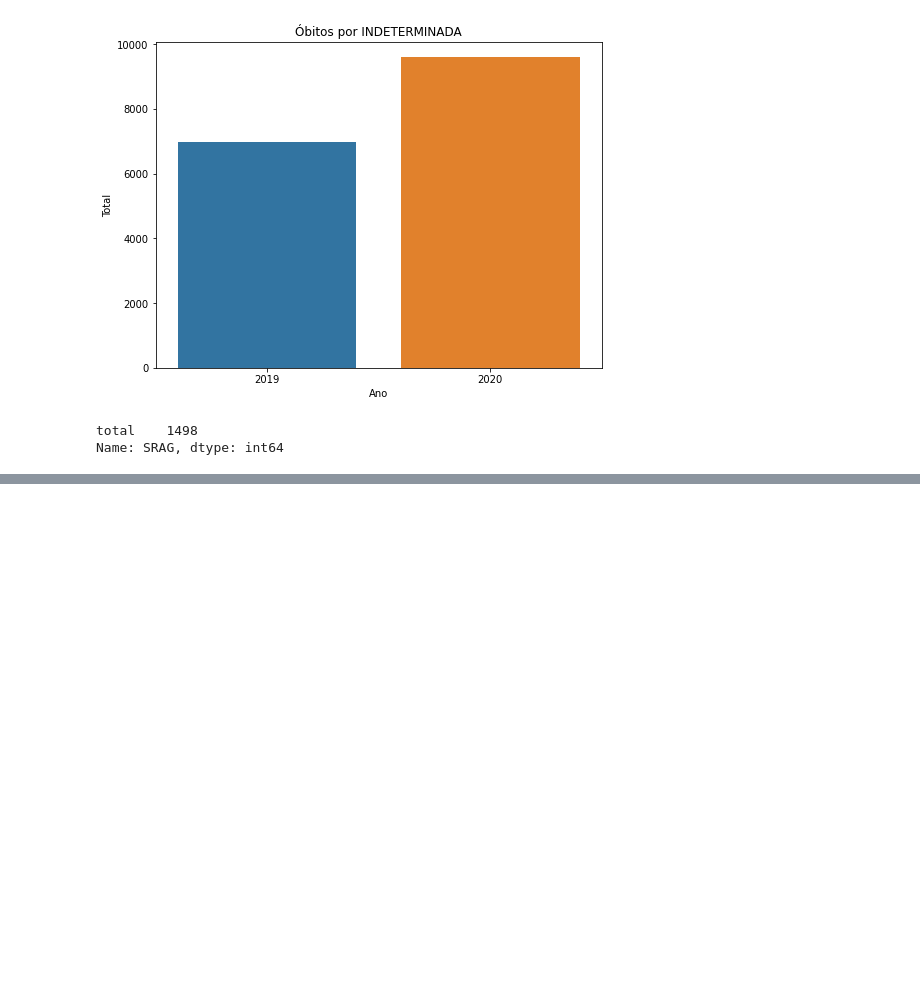
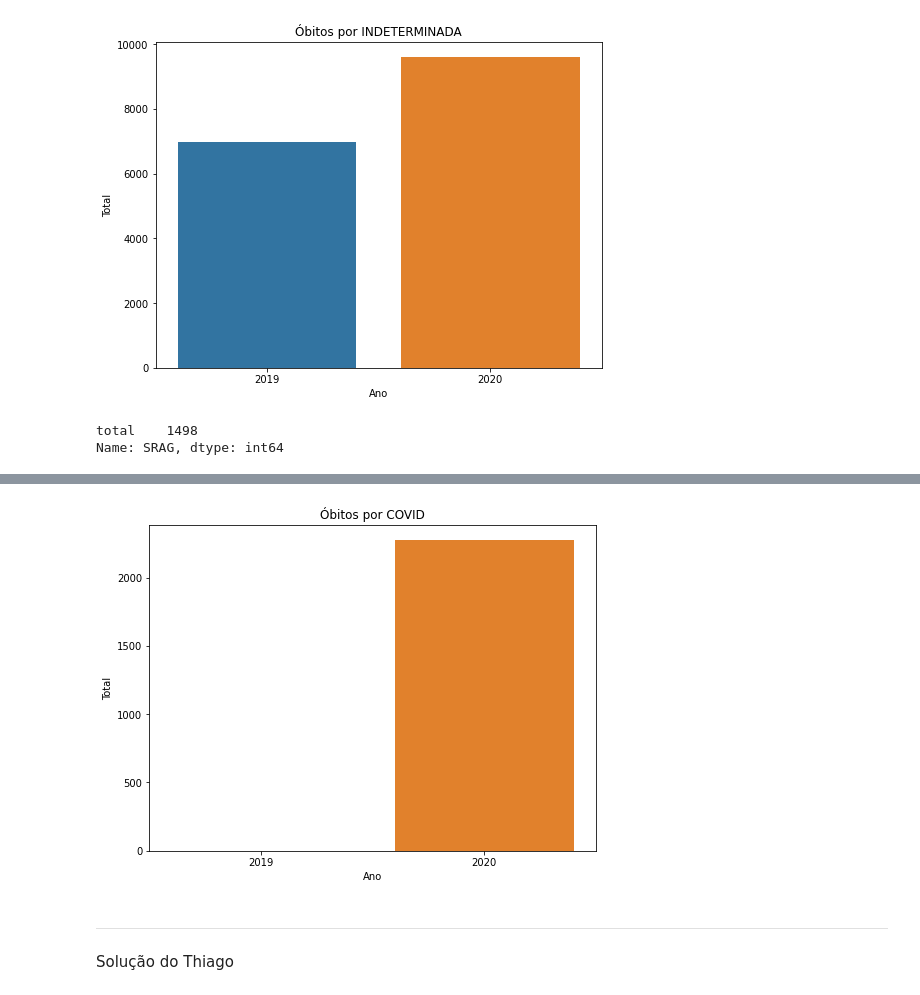
Before and after one commit to gustavopierre/analise_covid, a Jupyter notebook: notebooks/analyze_covid_deaths.ipynb, the cells around one changed output, grey strips where cells are left out. Drawn from its saved outputs; the diff is of its cells as text; code cells hidden in the pictures; blank space fills up the shorter version.

```diff
--- a/notebooks/analyze_covid_deaths.ipynb
+++ b/notebooks/analyze_covid_deaths.ipynb
@@ -231,0 +272,21 @@ Name: SRAG, dtype: int64
+# %%
+def grafico_comparativo(causa, uf):
+    total_2019 = data_2019.query(f"tipo_doenca == '{causa}' and uf == '{uf}'")["total"].sum()
+    total_2020 = data_2020.query(f"tipo_doenca == '{causa}' and uf == '{uf}'")["total"].sum()
+    lista = [total_2019, total_2020]
+    data = pd.DataFrame({"Total" : lista,
+                          "Ano": [2019, 2020]})
+
+    plt.figure(figsize=(8,6))
+    sns.barplot(x="Ano", y="Total", data = data)
+    plt.title(f"Óbitos por {causa}")
+    plt.show()
+
+
+grafico_comparativo("COVID","RN")
+# %% [output]
+[figure, added]
+# %% [markdown]
+---
+# %% [markdown]
+Solução do Thiago
```
Also changed, not shown: parts of 24 cells of this notebook, 2 other files.
